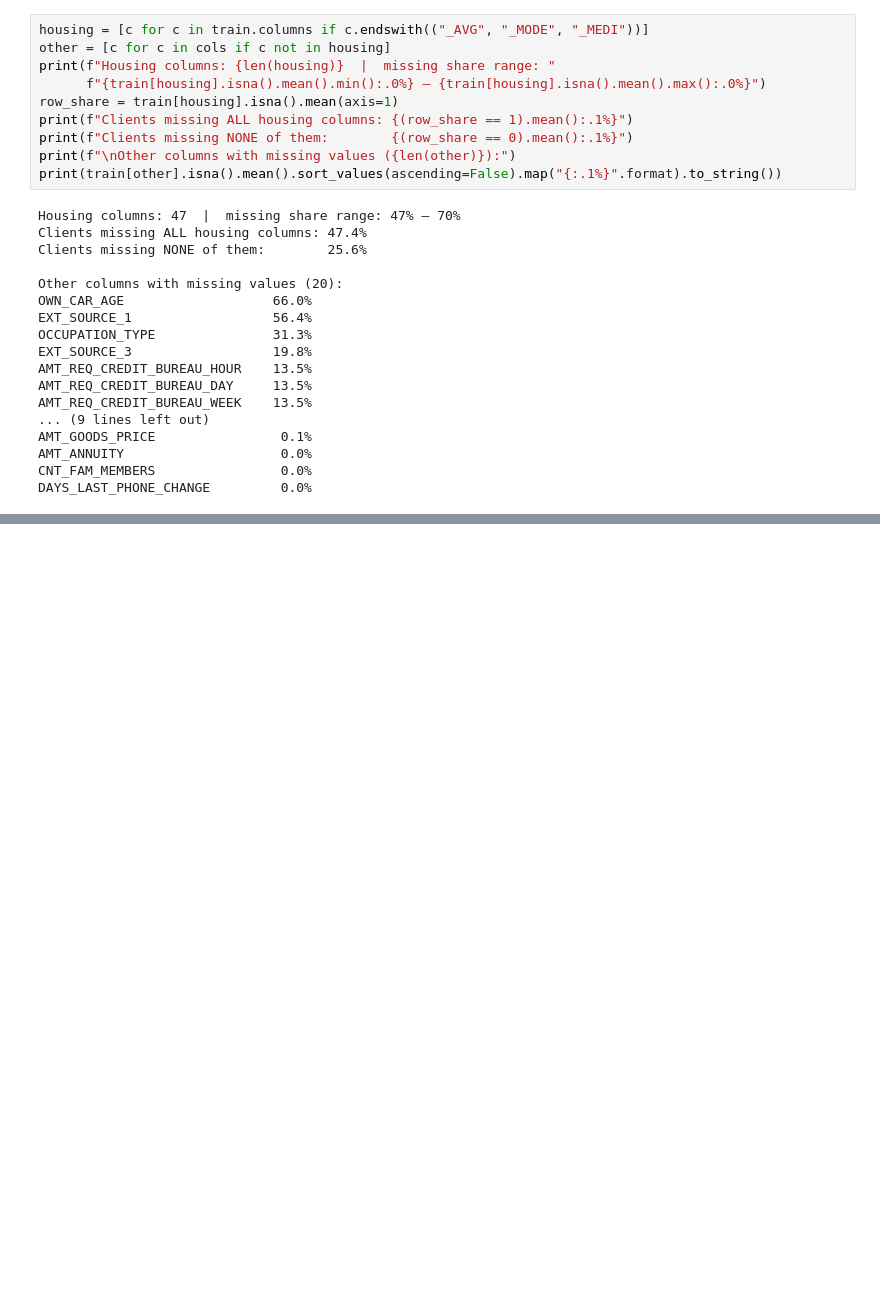
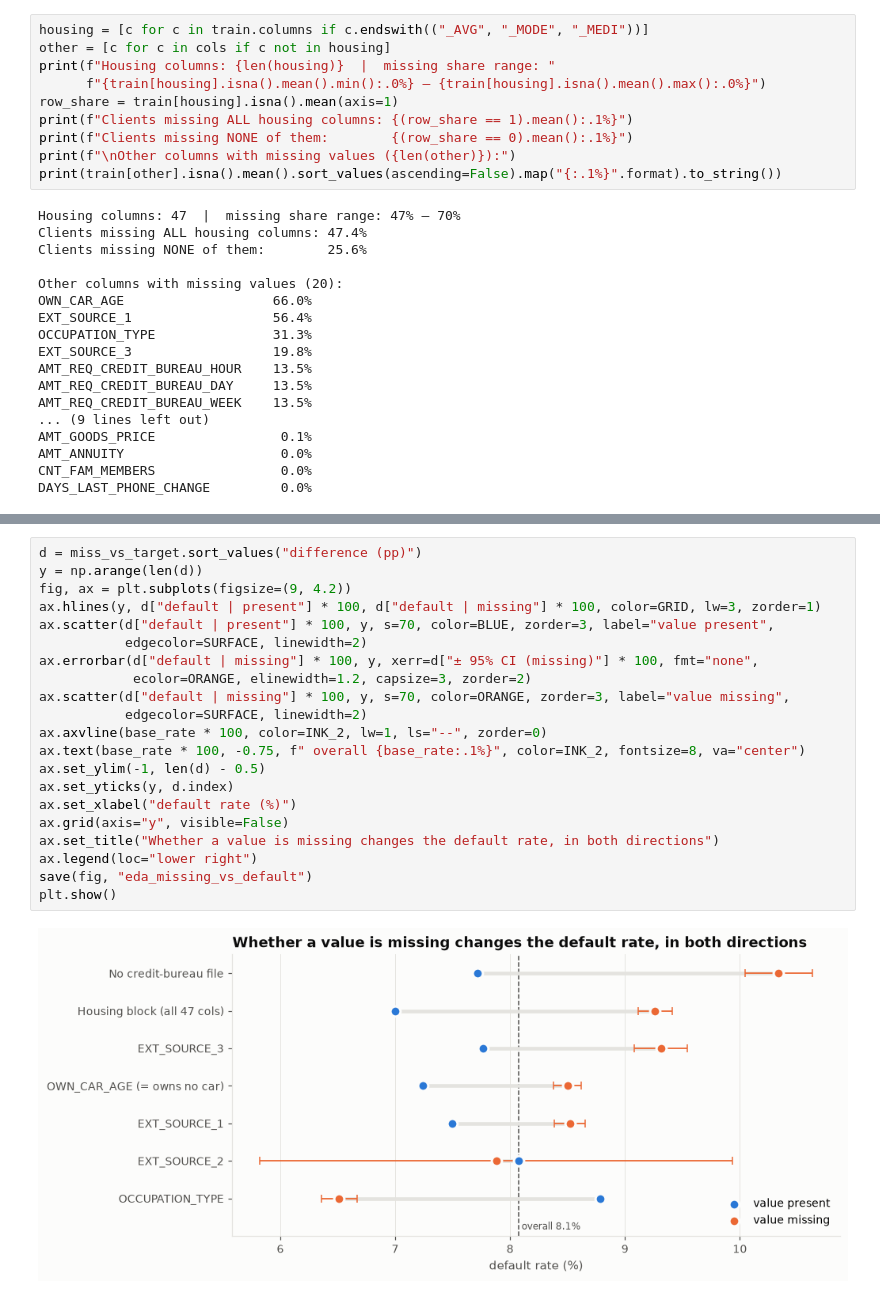
Before and after one commit to alperella00/home-credit-default-risk, a Jupyter notebook: notebooks/01_eda.ipynb, the cells around one changed output, grey strips where cells are left out. Saved outputs shown, nothing was run; the diff lists cells and outputs as text; blank space fills up the shorter version.

Commit message:
EDA part 2: missingness vs default rate (H2 first evidence)
Co-Authored-By: Claude Opus 5.5 <noreply@anthropic.com>

```diff
--- a/notebooks/01_eda.ipynb
+++ b/notebooks/01_eda.ipynb
@@ -170,0 +218,23 @@ DAYS_LAST_PHONE_CHANGE         0.0%
+# %%
+d = miss_vs_target.sort_values("difference (pp)")
+y = np.arange(len(d))
+fig, ax = plt.subplots(figsize=(9, 4.2))
+ax.hlines(y, d["default | present"] * 100, d["default | missing"] * 100, color=GRID, lw=3, zorder=1)
+ax.scatter(d["default | present"] * 100, y, s=70, color=BLUE, zorder=3, label="value present",
+           edgecolor=SURFACE, linewidth=2)
+ax.errorbar(d["default | missing"] * 100, y, xerr=d["± 95% CI (missing)"] * 100, fmt="none",
+            ecolor=ORANGE, elinewidth=1.2, capsize=3, zorder=2)
+ax.scatter(d["default | missing"] * 100, y, s=70, color=ORANGE, zorder=3, label="value missing",
+           edgecolor=SURFACE, linewidth=2)
+ax.axvline(base_rate * 100, color=INK_2, lw=1, ls="--", zorder=0)
+ax.text(base_rate * 100, -0.75, f" overall {base_rate:.1%}", color=INK_2, fontsize=8, va="center")
+ax.set_ylim(-1, len(d) - 0.5)
+ax.set_yticks(y, d.index)
+ax.set_xlabel("default rate (%)")
+ax.grid(axis="y", visible=False)
+ax.set_title("Whether a value is missing changes the default rate, in both directions")
+ax.legend(loc="lower right")
+save(fig, "eda_missing_vs_default")
+plt.show()
+# %% [output]
+[figure, added]
```
Also changed, not shown: parts of 2 cells of this notebook, 1 other file.
